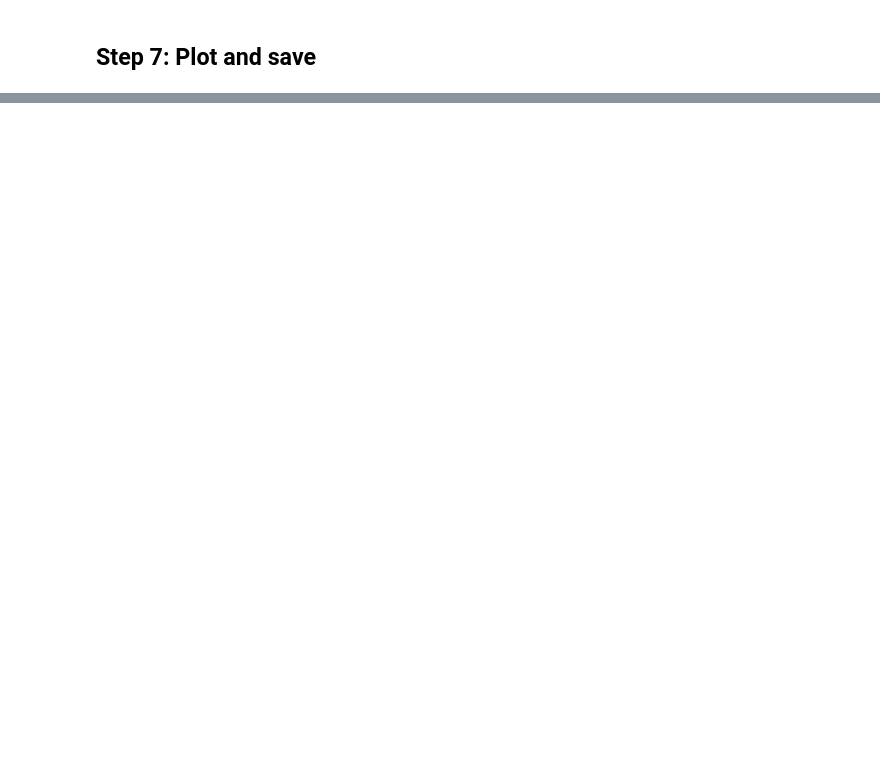
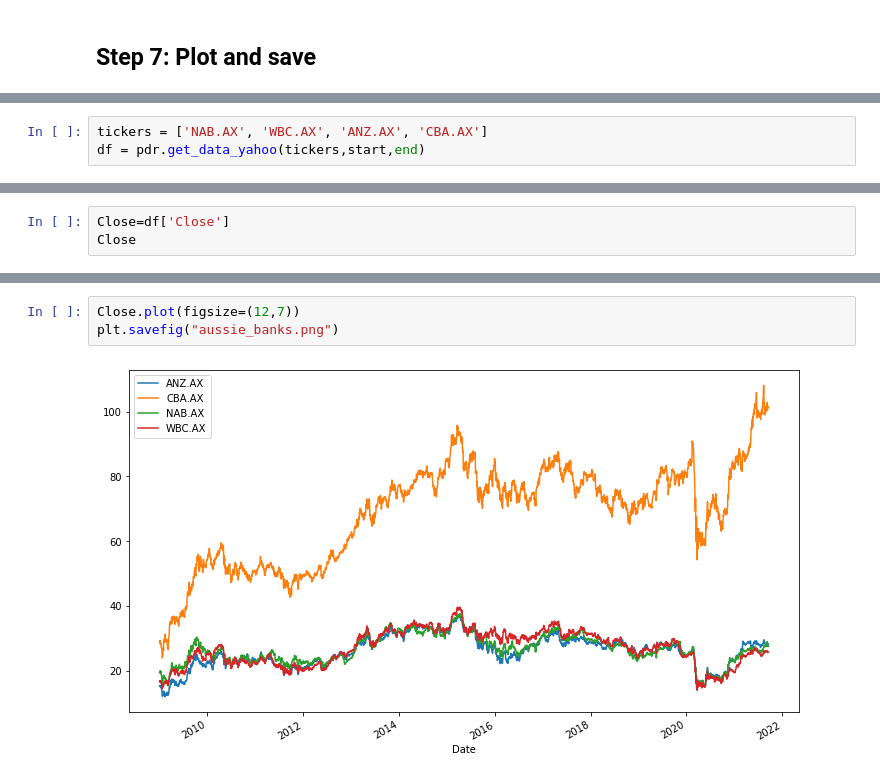
Before and after one commit to steve-keys/ISYS5002_portfolio, a Jupyter notebook: asx_stock_returns_steps_(1).ipynb, the cells around one changed output, grey strips where cells are left out. Drawn from its saved outputs; the diff is of its cells as text; blank space fills up the shorter version.

```diff
--- a/asx_stock_returns_steps_(1).ipynb
+++ b/asx_stock_returns_steps_(1).ipynb
@@ -208,0 +252,3 @@ Name: Close, Length: 3212, dtype: float64
+# %%
+tickers = ['NAB.AX', 'WBC.AX', 'ANZ.AX', 'CBA.AX']
+df = pdr.get_data_yahoo(tickers,start,end)
@@ -208,0 +293,3 @@ Name: Close, Length: 3212, dtype: float64
+# %%
+Close=df['Close']
+Close
@@ -208,0 +323,5 @@ Name: Close, Length: 3212, dtype: float64
+# %%
+Close.plot(figsize=(12,7))
+plt.savefig("aussie_banks.png")
+# %% [output]
+[figure, added]
```
Also changed, not shown: parts of 11 cells of this notebook.
